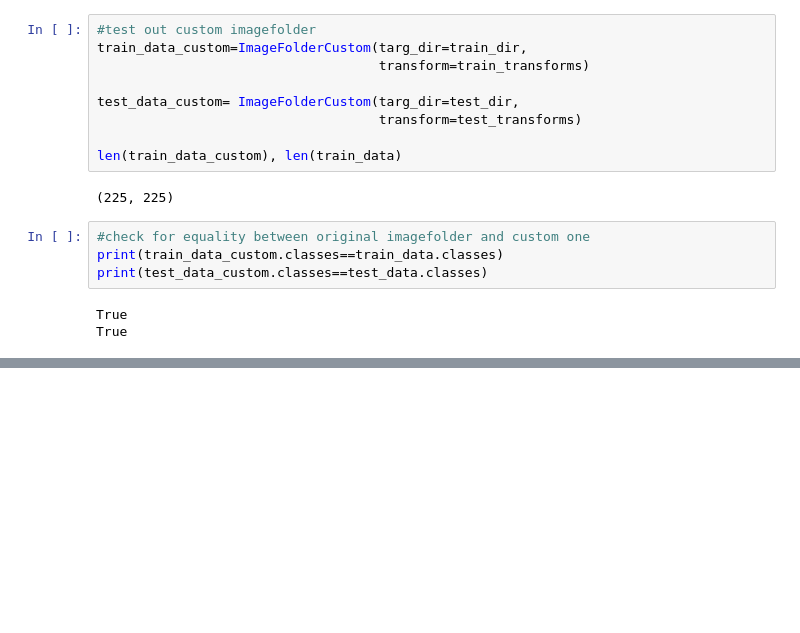
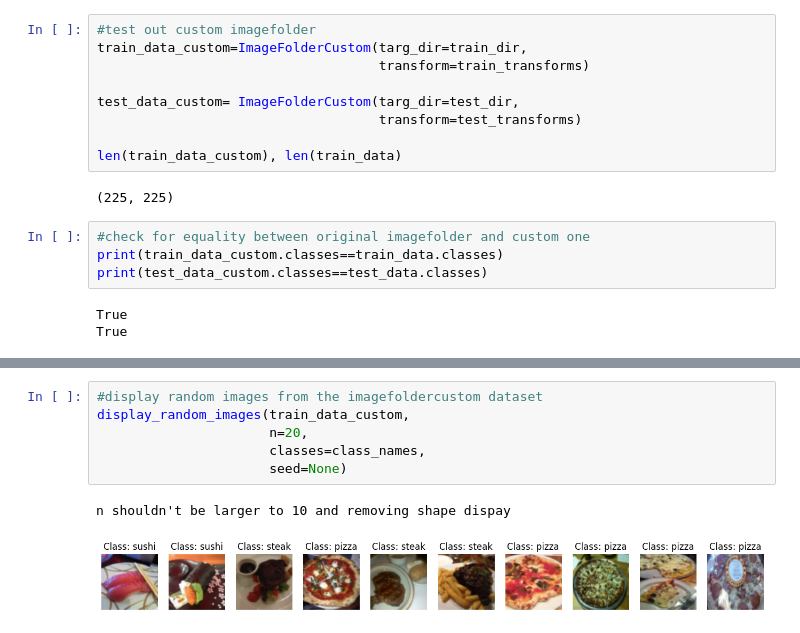
Before and after one commit to LadakaTayaara/deep-learning-codealong-nb, a Jupyter notebook: customdatasettut.ipynb, the cells around one changed output, grey strips where cells are left out. Cells and saved outputs as stored; diff of their text form; blank space fills up the shorter version.

```diff
--- a/customdatasettut.ipynb
+++ b/customdatasettut.ipynb
@@ -420,0 +472,9 @@ True
+# %%
+#display random images from the imagefoldercustom dataset
+display_random_images(train_data_custom,
+                      n=20,
+                      classes=class_names,
+                      seed=None)
+# %% [output]
+n shouldn't be larger to 10 and removing shape dispay
+[figure, added]
```
Also changed, not shown: parts of 6 cells of this notebook.
